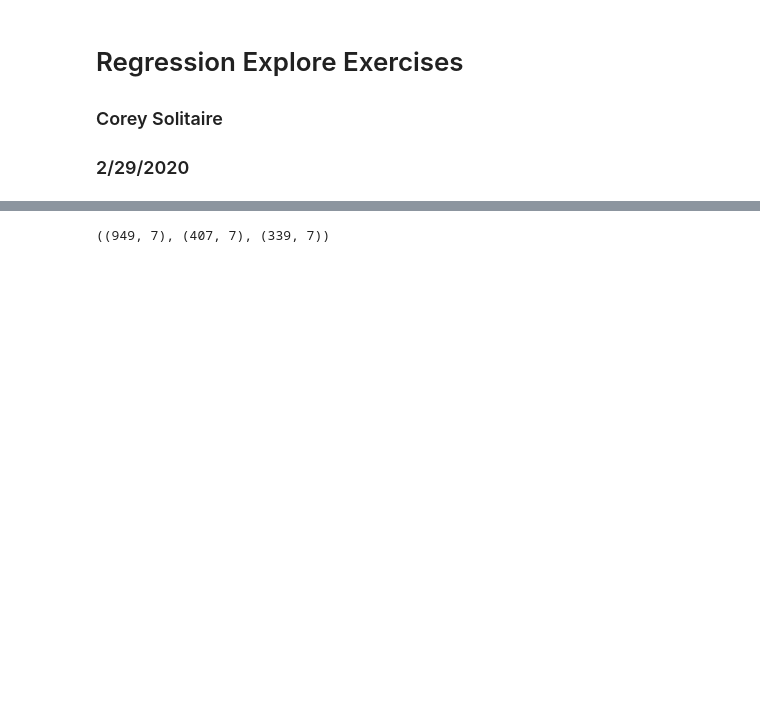
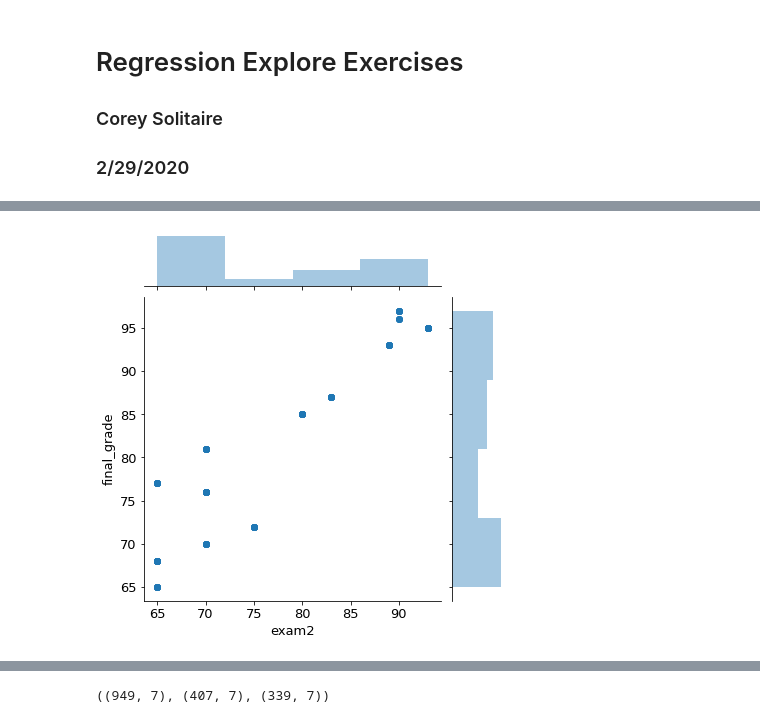
Before and after one commit to CSolitaire/regression-exercises, a Jupyter notebook: explore.ipynb, the cells around one changed output, grey strips where cells are left out. Saved outputs shown, nothing was run; the diff lists cells and outputs as text; code cells hidden in the pictures; blank space fills up the shorter version.

```diff
--- a/explore.ipynb
+++ b/explore.ipynb
@@ -16,0 +64,10 @@ from wrangle import wrangle_telco
+# %%
+# Examine relationship between exam 2 and final grades
+# exam1 and final_grade are both continuous data
+
+# Jointplot: Combination scatterplot and histogram
+
+sns.jointplot(x='exam2',y='final_grade', data=train)
+plt.show()
+# %% [output]
+[figure, added]
```
Also changed, not shown: parts of 72 cells of this notebook.
